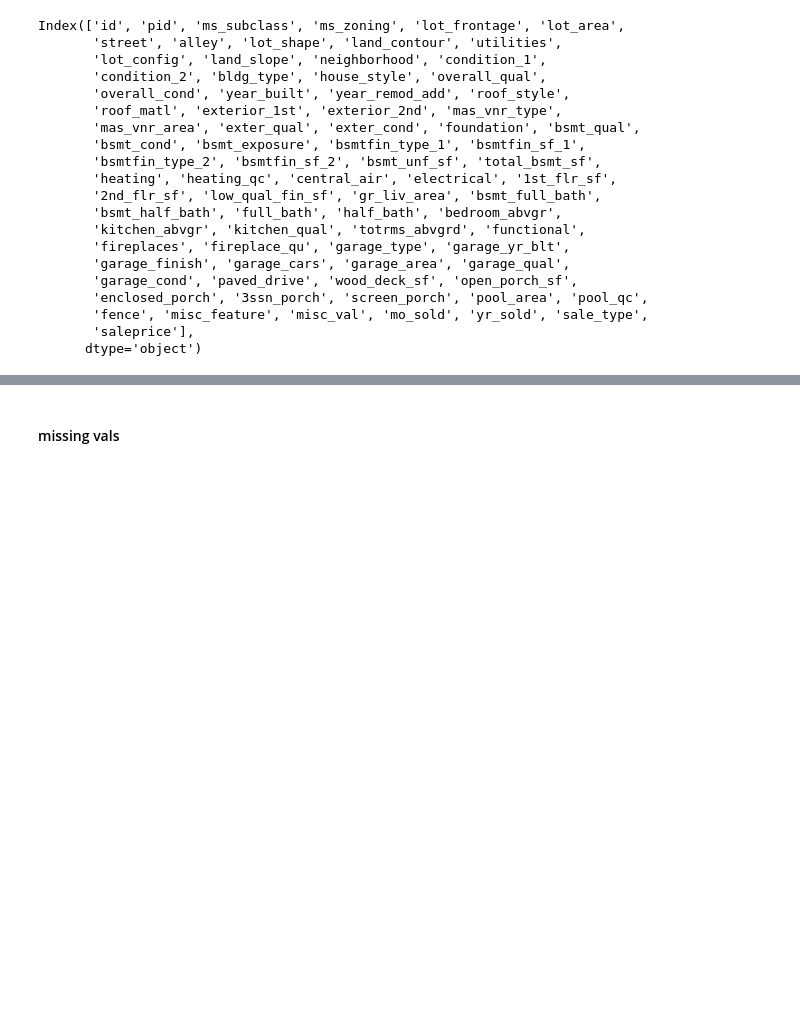
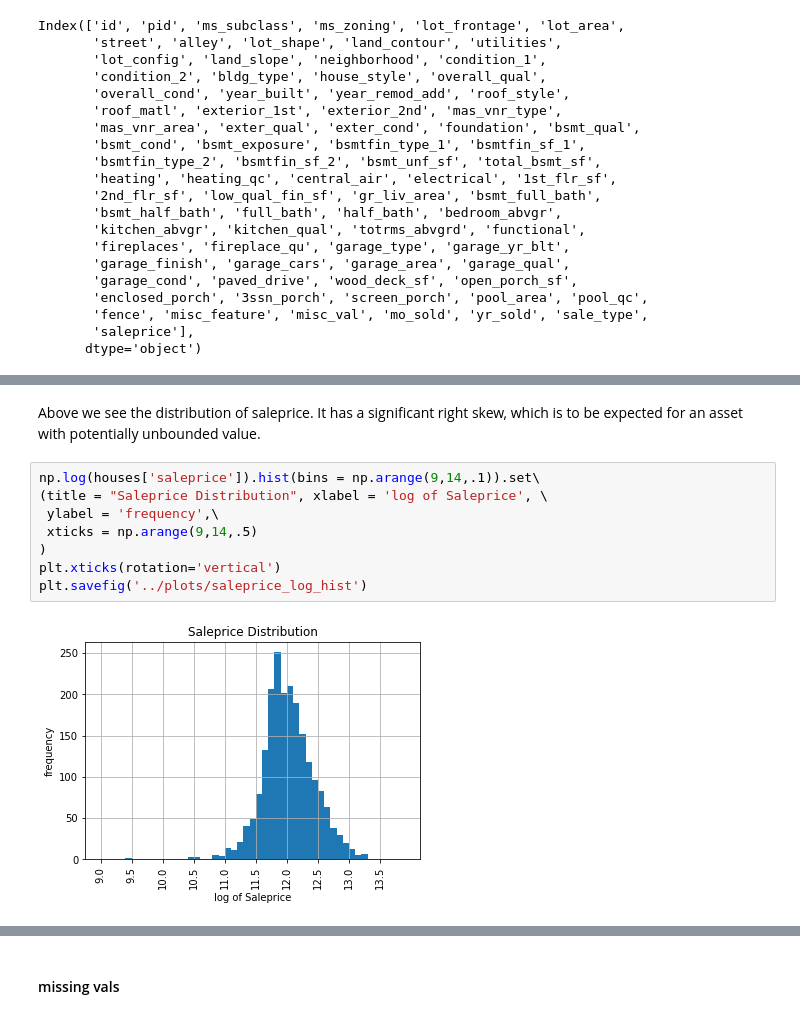
Before and after one commit to wcmohr/AmesHousing, a Jupyter notebook: notebooks/DataCleaning.ipynb, the cells around one changed output, grey strips where cells are left out. Saved outputs shown, nothing was run; the diff lists cells and outputs as text; blank space fills up the shorter version.

```diff
--- a/notebooks/DataCleaning.ipynb
+++ b/notebooks/DataCleaning.ipynb
@@ -57,0 +72,12 @@ Index(['id', 'pid', 'ms_subclass', 'ms_zoning', 'lot_frontage', 'lot_area',
+# %% [markdown]
+Above we see the distribution of saleprice.  It has a significant right skew, which is to be expected for an asset with potentially unbounded value.
+# %%
+np.log(houses['saleprice']).hist(bins = np.arange(9,14,.1)).set\
+(title = "Saleprice Distribution", xlabel = 'log of Saleprice', \
+ ylabel = 'frequency',\
+ xticks = np.arange(9,14,.5)
+)
+plt.xticks(rotation='vertical')
+plt.savefig('../plots/saleprice_log_hist')
+# %% [output]
+[figure, added]
```
Also changed, not shown: parts of 53 cells of this notebook, 50 other files.
